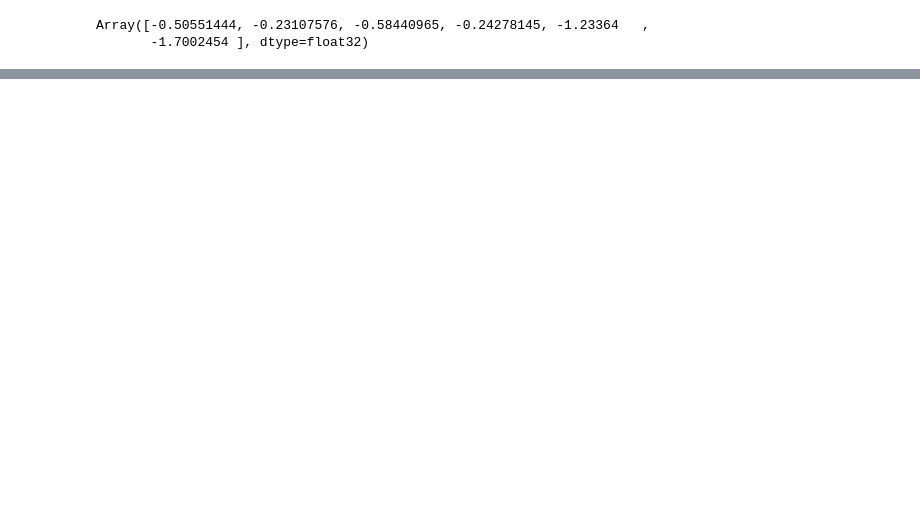
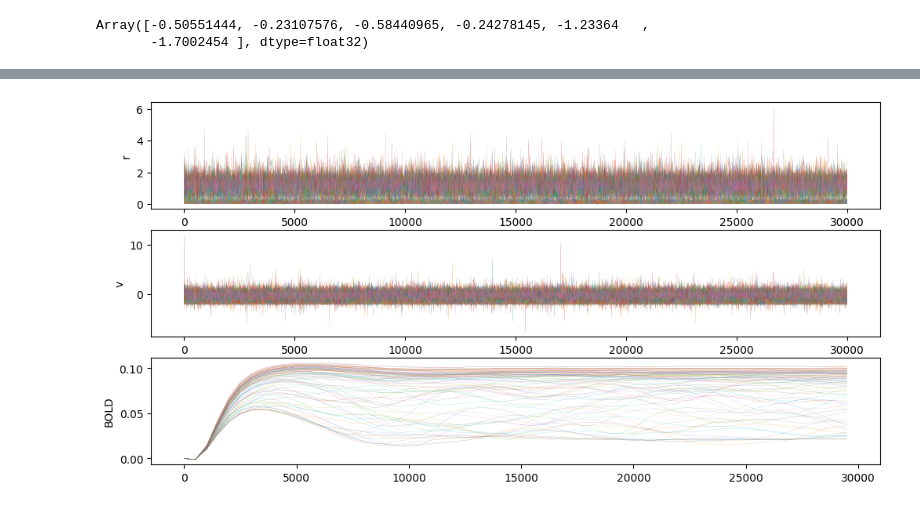
Before and after one commit to monicapaoletti/GSoC_T3.3_inference, a Jupyter notebook: scripts/notebooks/mpr_jax.ipynb, the cells around one changed output, grey strips where cells are left out. Drawn from its saved outputs; the diff is of its cells as text; code cells hidden in the pictures; blank space fills up the shorter version.

```diff
--- a/scripts/notebooks/mpr_jax.ipynb
+++ b/scripts/notebooks/mpr_jax.ipynb
@@ -165,4 +168,5 @@ params['t_end'] = 30_000
 g = 0.7
 rv_t, r, v, bold_t, bold_d = wrapper(g, params)
 plot(rv_t, r, v, bold_d, bold_t, g)
+bold_G07 = bold_d
 # %% [output]
@@ -169,0 +174 @@ wrapper took 0.01 seconds
+[figure, added]
```
Also changed, not shown: parts of 14 cells of this notebook.
